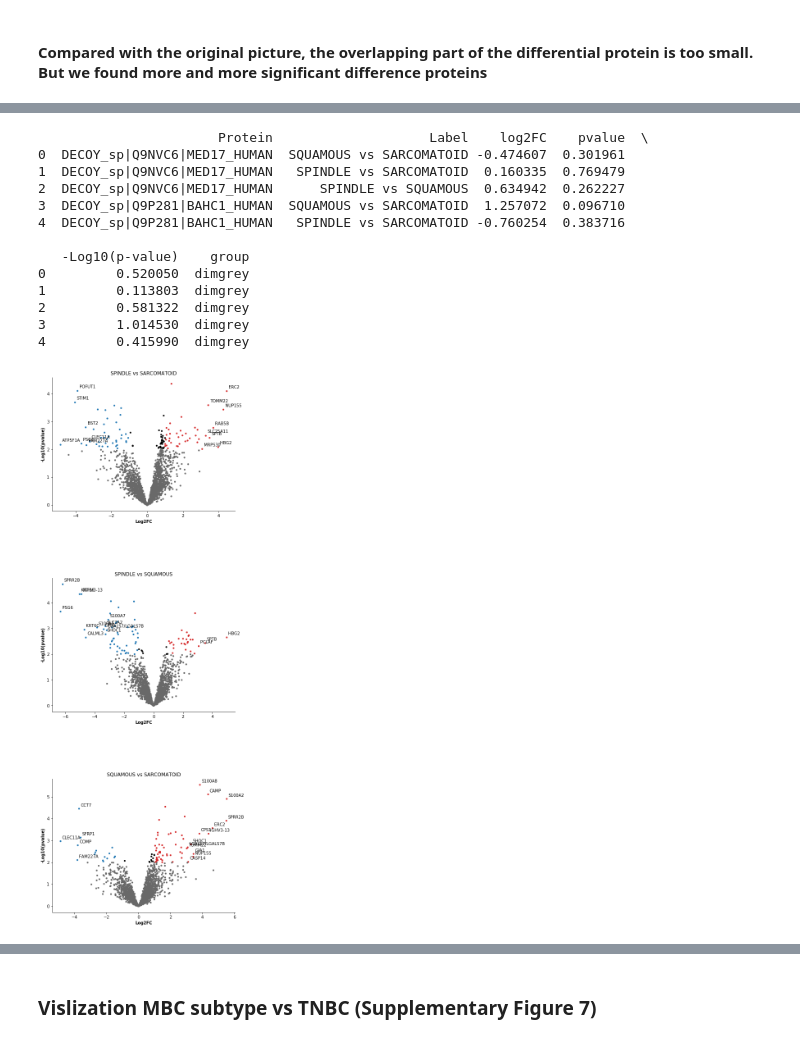
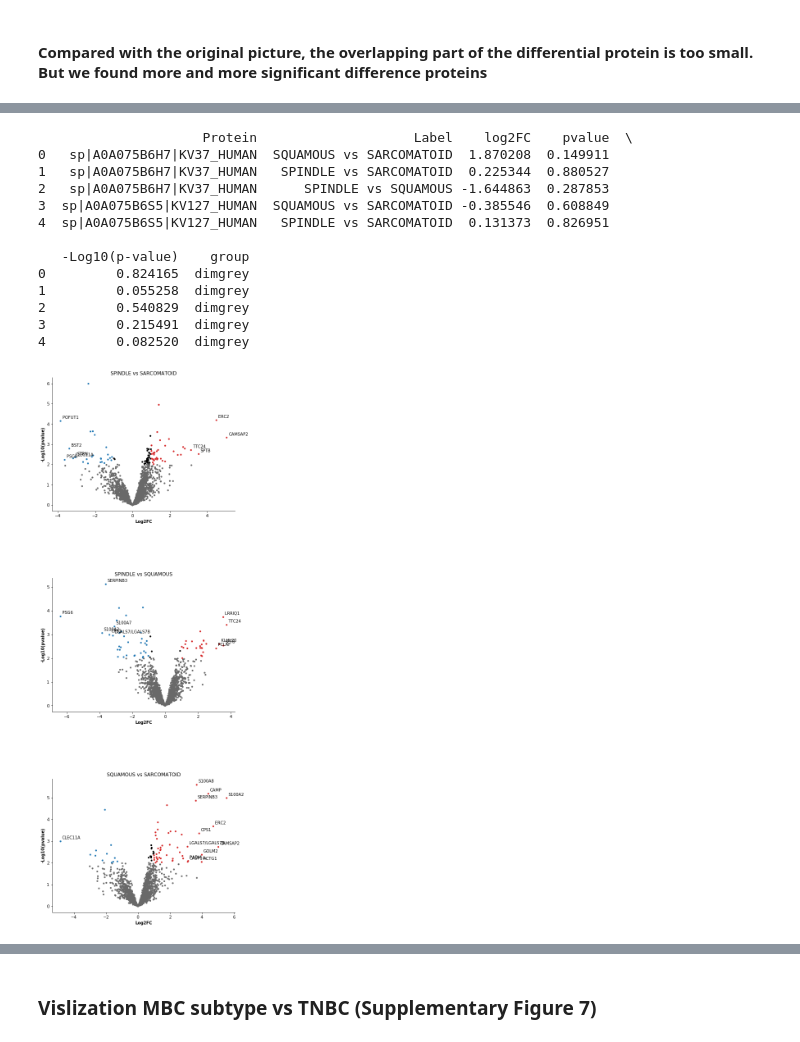
Before and after one commit to bigbio/pquant, a Jupyter notebook: notebooks/PXD014414_Downstream_Analysis.ipynb, the cells around one changed output, grey strips where cells are left out. Cells and saved outputs as stored; diff of their text form; code cells hidden in the pictures.

```diff
--- a/notebooks/PXD014414_Downstream_Analysis.ipynb
+++ b/notebooks/PXD014414_Downstream_Analysis.ipynb
@@ -18,10 +18,10 @@ For the data with isobaric labeling, using the [MSstatsTMT](https://www.biocondu
 import pandas as pd
 
 def remove_decoy(Pro):
-    if "CONTAMINANT" in Pro:
+    if "CONTAMINANT" in Pro or "DECOY_" in Pro:
         t = []
         for p in Pro.split(";"):
-            if "CONTAMINANT" in p:
+            if "CONTAMINANT" in p or "DECOY_" in p:
                 pass
             else:
                 t.append(p)
@@ -29,9 +29,9 @@ def remove_decoy(Pro):
     else:
         return Pro
 
-data = pd.read_csv("C:/Users/ChengXin/MyProgram/TMTProjects/PXD014414/Yasset/out_msstats.csv", sep=",")
+data = pd.read_csv("C:/Users/ChengXin/MyProgram/TMTProjects/PXD014414/Yasset/v2/out_msstats.csv", sep=",")
 data['ProteinName'] = data.apply(lambda x: remove_decoy(x.ProteinName), axis=1)
-data.to_csv("C:/Users/ChengXin/MyProgram/TMTProjects/PXD014414/Yasset/out_msstats_pre.csv", index=False, sep=",")
+data.to_csv("C:/Users/ChengXin/MyProgram/TMTProjects/PXD014414/Yasset/v2/out_msstats_pre.csv", index=False, sep=",")
 # %%
 %%R -w 800 -h 600
 
@@ -212,7 +212,7 @@ from matplotlib import pyplot as plt
 def preprocess(s):
     return s.split('|')[-1]
 
-result = pd.read_csv('C:/Users/ChengXin/MyProgram/TMTProjects/PXD014414/Yasset/Cancer_Normal_Comp_result.csv', sep=',')
+result = pd.read_csv('C:/Users/ChengXin/MyProgram/TMTProjects/PXD014414/Yasset/v2/Cancer_Normal_Comp_result.csv', sep=',')
 result = result[['Protein', 'Label', 'log2FC', 'pvalue']].dropna()
 result["-Log10(p-value)"] = -np.log10(result['pvalue'])
 
@@ -286,7 +286,7 @@ import pandas as pd
 import numpy as np
 from pyvenn import venn
 
-result = pd.read_csv('C:/Users/ChengXin/MyProgram/TMTProjects/PXD014414/Yasset/Cancer_Normal_Comp_result.csv', sep=',')
+result = pd.read_csv('C:/Users/ChengXin/MyProgram/TMTProjects/PXD014414/Yasset/v2/Cancer_Normal_Comp_result.csv', sep=',')
 
 def preprocess(s):
     return s.split('|')[-1]
@@ -403,7 +403,7 @@ Triple-negative breast cancer|Triple-negative
 Within_Subtype_Comp = Within_Subtype_Comp.pairwise$ComparisonResult
 write.table(Within_Subtype_Comp,"Within_Subtype_Comp_result.csv",row.names=FALSE,col.names=TRUE,sep=",")
 # %%
-result = pd.read_csv('C:/Users/ChengXin/MyProgram/TMTProjects/PXD014414/Yasset/Within_Subtype_Comp_result.csv', sep=',')
+result = pd.read_csv('C:/Users/ChengXin/MyProgram/TMTProjects/PXD014414/Yasset/v2/Within_Subtype_Comp_result.csv', sep=',')
 result = result[['Protein', 'Label', 'log2FC', 'pvalue']].dropna()
 result["-Log10(p-value)"] = -np.log10(result['pvalue'])
 
@@ -419,45 +419,45 @@ fig = plt.figure(figsize=(8, 24))
 i = 1
 for comp in np.unique(result['Label']):
     data = result[result['Label'] == comp]
     ax = fig.add_subplot(310 + i)
 #     ax.set(xlim=(xmin, xmax), ylim=(ymin, ymax), title='')
     ax.scatter(data['log2FC'], data["-Log10(p-value)"], s=10, c=data['group'])
     ax.set_ylabel('-Log10(pvalue)',fontweight='bold')
     ax.set_xlabel('Log2FC',fontweight='bold')
     ax.spines['right'].set_visible(False)
     ax.spines['top'].set_visible(False)
 
 #     ax.vlines(-1, ymin, ymax, color='dimgrey',linestyle='dashed', linewidth=1)
 #     ax.vlines(1, ymin, ymax, color='dimgrey',linestyle='dashed', linewidth=1)
 #     ax.hlines(-np.log10(0.05), xmin, xmax, color='dimgrey',linestyle='dashed', linewidth=1)
 
 #     ax.set_xticks(range(-2,2,1))
 #     ax.set_yticks(range(-2,10,3))
     ax.set_title(comp)
     i += 1
 
     g = MapProtGeneName(list(map(preprocess, data[(data['group'] != 'dimgrey')&(np.abs(data['log2FC']) > 3)]['Protein'].tolist())))
     for _,row in data[(data['group'] != 'dimgrey')&(np.abs(data['log2FC']) > 3)].iterrows():
         ax.annotate(g[preprocess(row['Protein'])], xy = (row['log2FC'], row['-Log10(p-value)']),
                     xytext = (row['log2FC']+0.1, row['-Log10(p-value)']+0.1))
 
 plt.subplots_adjust(wspace=0.5,hspace=0.5)
 plt.show()
 # %% [output]
-                       Protein                    Label    log2FC    pvalue  \
-0  DECOY_sp|Q9NVC6|MED17_HUMAN  SQUAMOUS vs SARCOMATOID -0.474607  0.301961
-1  DECOY_sp|Q9NVC6|MED17_HUMAN   SPINDLE vs SARCOMATOID  0.160335  0.769479
-2  DECOY_sp|Q9NVC6|MED17_HUMAN      SPINDLE vs SQUAMOUS  0.634942  0.262227
-3  DECOY_sp|Q9P281|BAHC1_HUMAN  SQUAMOUS vs SARCOMATOID  1.257072  0.096710
-4  DECOY_sp|Q9P281|BAHC1_HUMAN   SPINDLE vs SARCOMATOID -0.760254  0.383716
+                     Protein                    Label    log2FC    pvalue  \
+0   sp|A0A075B6H7|KV37_HUMAN  SQUAMOUS vs SARCOMATOID  1.870208  0.149911
+1   sp|A0A075B6H7|KV37_HUMAN   SPINDLE vs SARCOMATOID  0.225344  0.880527
+2   sp|A0A075B6H7|KV37_HUMAN      SPINDLE vs SQUAMOUS -1.644863  0.287853
+3  sp|A0A075B6S5|KV127_HUMAN  SQUAMOUS vs SARCOMATOID -0.385546  0.608849
+4  sp|A0A075B6S5|KV127_HUMAN   SPINDLE vs SARCOMATOID  0.131373  0.826951
 
    -Log10(p-value)    group
-0         0.520050  dimgrey
-1         0.113803  dimgrey
-2         0.581322  dimgrey
-3         1.014530  dimgrey
-4         0.415990  dimgrey
+0         0.824165  dimgrey
+1         0.055258  dimgrey
+2         0.540829  dimgrey
+3         0.215491  dimgrey
+4         0.082520  dimgrey
-[figure, old version]
+[figure, new version]
 # %%
 %%R -w 800 -h 600
 
```
Also changed, not shown: parts of 19 cells of this notebook, 1 other file.
